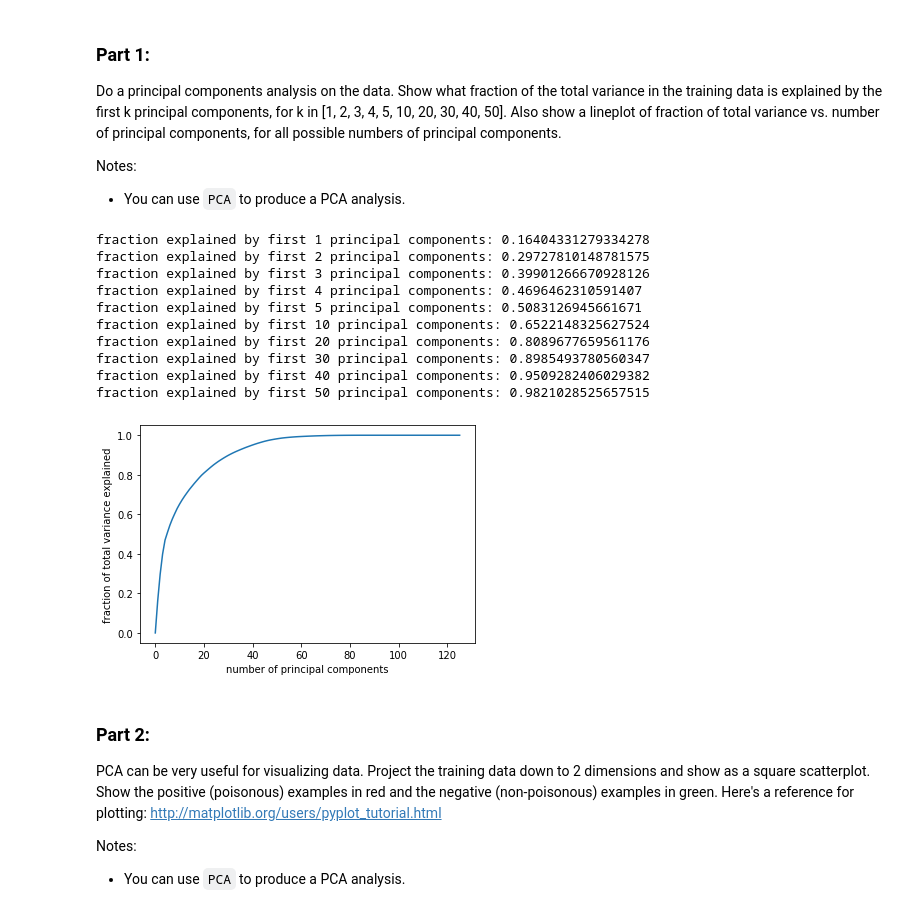
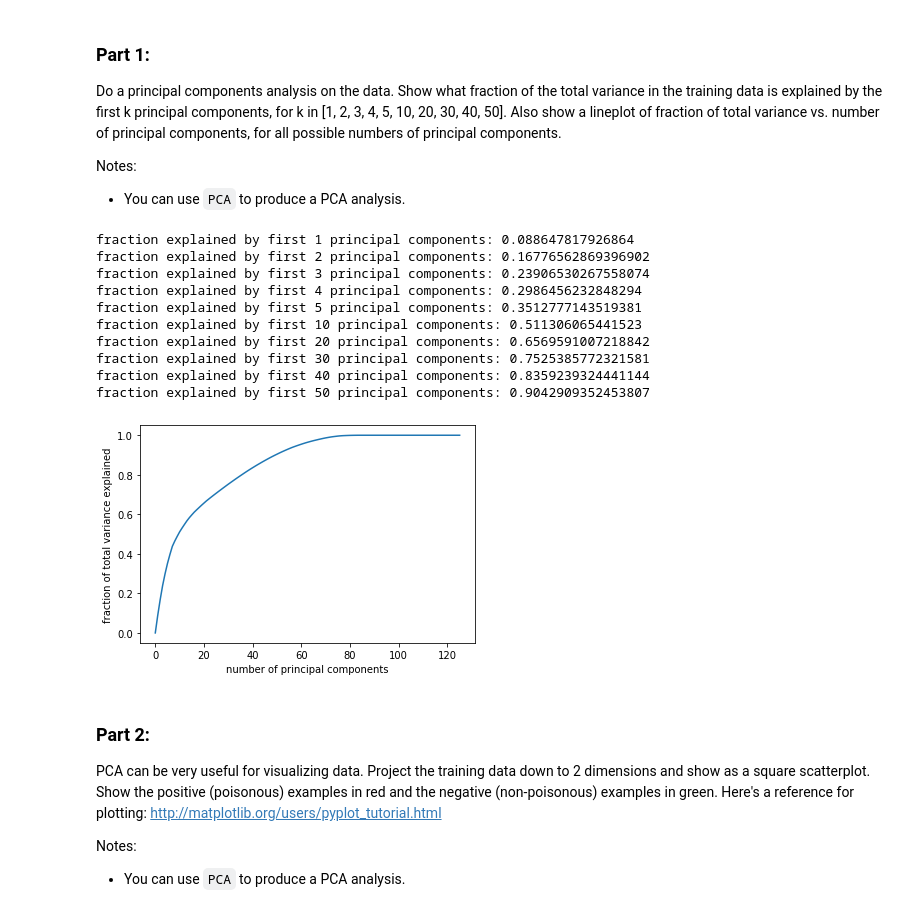
Before and after one commit to rldonaway/w207_proj3, a Jupyter notebook: robert_donaway_p3.ipynb, the cells around one changed output. Drawn from its saved outputs; the diff is of its cells as text; code cells hidden in the pictures.

```diff
--- a/robert_donaway_p3.ipynb
+++ b/robert_donaway_p3.ipynb
@@ -70,43 +72,47 @@ Do a principal components analysis on the data. Show what fraction of the total
 Notes:
 * You can use `PCA` to produce a PCA analysis.
 # %%
+# PCA works better when all features have mean 0 and variance 1
+sclr = StandardScaler()
+train = sclr.fit_transform(train_data)
+
 def P1():
 
     # Do a principal components analysis on the data.
     pca = PCA()
-    pca.fit(train_data)
+    pca.fit(train)
 
     # Show what fraction of the total variance in the training data is explained by the first k principal components,
     #     for k in [1, 2, 3, 4, 5, 10, 20, 30, 40, 50].
     ks = [1, 2, 3, 4, 5, 10, 20, 30, 40, 50]
     evr = pca.explained_variance_ratio_
     frac_tot_var = []
     for k in range(train_data.shape[1]):
         sum_of_k = sum(evr[:k])
         frac_tot_var.append(sum_of_k)
         if k in ks:
             print('fraction explained by first', k, 'principal components:', sum_of_k)
 
     # Also show a lineplot of fraction of total variance vs. number of principal components, for all possible numbers
     #     of principal components.
     plt.plot(frac_tot_var)
     plt.xlabel('number of principal components')
     plt.ylabel('fraction of total variance explained')
     plt.show()
 
 P1()
 # %% [output]
-fraction explained by first 1 principal components: 0.16404331279334278
-fraction explained by first 2 principal components: 0.29727810148781575
-fraction explained by first 3 principal components: 0.39901266670928126
-fraction explained by first 4 principal components: 0.4696462310591407
-fraction explained by first 5 principal components: 0.5083126945661671
-fraction explained by first 10 principal components: 0.6522148325627524
-fraction explained by first 20 principal components: 0.8089677659561176
-fraction explained by first 30 principal components: 0.8985493780560347
-fraction explained by first 40 principal components: 0.9509282406029382
-fraction explained by first 50 principal components: 0.9821028525657515
+fraction explained by first 1 principal components: 0.088647817926864
+fraction explained by first 2 principal components: 0.16776562869396902
+fraction explained by first 3 principal components: 0.23906530267558074
+fraction explained by first 4 principal components: 0.2986456232848294
+fraction explained by first 5 principal components: 0.3512777143519381
+fraction explained by first 10 principal components: 0.511306065441523
+fraction explained by first 20 principal components: 0.6569591007218842
+fraction explained by first 30 principal components: 0.7525385772321581
+fraction explained by first 40 principal components: 0.8359239324441144
+fraction explained by first 50 principal components: 0.9042909352453807
-[figure, old version]
+[figure, new version]
 # %% [markdown]
 ### Part 2:
 
```
Also changed, not shown: parts of 5 cells of this notebook.
